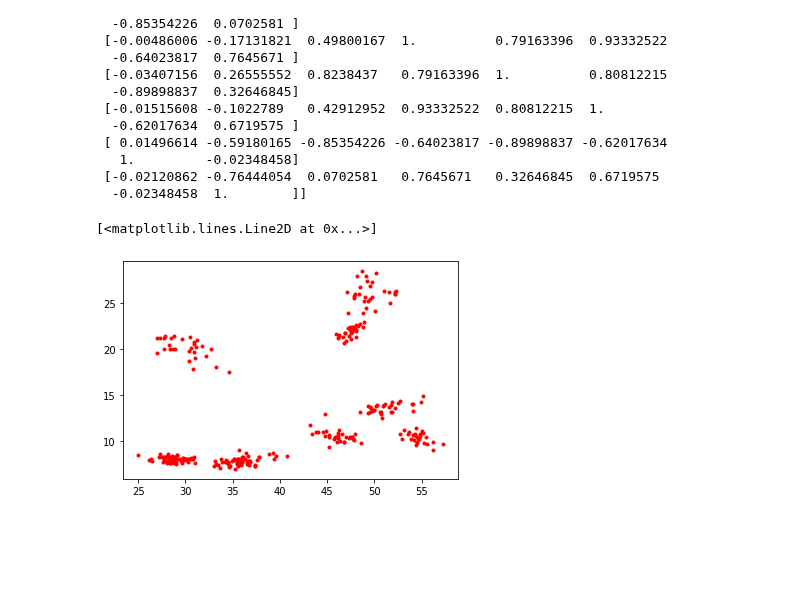
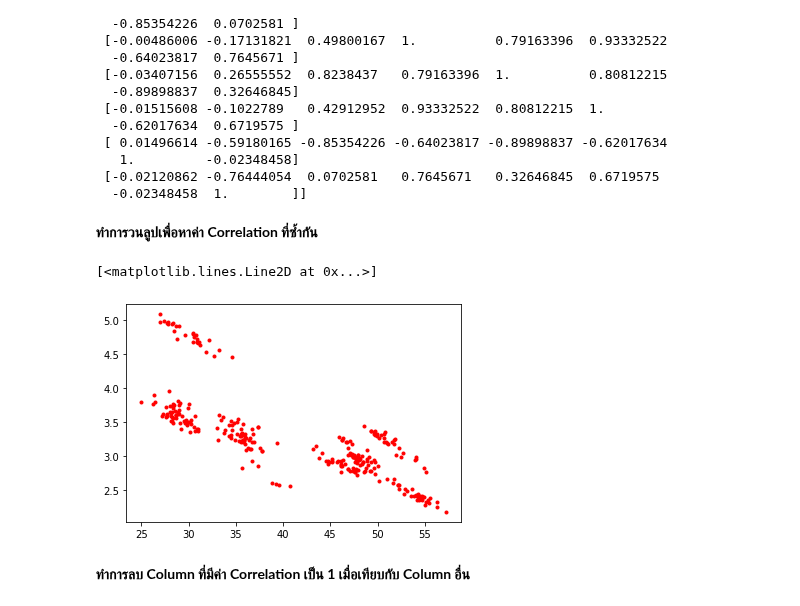
Before and after one commit to kittimaxz/multivariate, a Jupyter notebook: Exam01.ipynb, the cells around one changed output. Saved outputs shown, nothing was run; the diff lists cells and outputs as text; code cells hidden in the pictures; blank space fills up the shorter version.

```diff
--- a/Exam01.ipynb
+++ b/Exam01.ipynb
@@ -520,6 +602,8 @@ print(corr)
    1.         -0.02348458]
  [-0.02120862 -0.76444054  0.0702581   0.7645671   0.32646845  0.6719575
   -0.02348458  1.        ]]
+# %% [markdown]
+**ทำการวนลูปเพื่อหาค่า Correlation ที่ซ้ำกัน**
 # %%
 for i in range(corr.shape[0]):
   for j in range(corr.shape[1]):
@@ -528,7 +613,9 @@ for i in range(corr.shape[0]):
 # %%
 from matplotlib import pyplot as plt
 # %%
-plt.plot(newdata.iloc[:,1],newdata.iloc[:,2],'r.')
+plt.plot(newdata.iloc[:,1],newdata.iloc[:,7],'r.')
 # %% [output]
 [<matplotlib.lines.Line2D at 0x...>]
-[figure, old version]
+[figure, new version]
+# %% [markdown]
+**ทำการลบ Column ที่มีค่า Correlation เป็น 1 เมื่อเทียบกับ Column อื่น**
```
Also changed, not shown: parts of 69 cells of this notebook.
